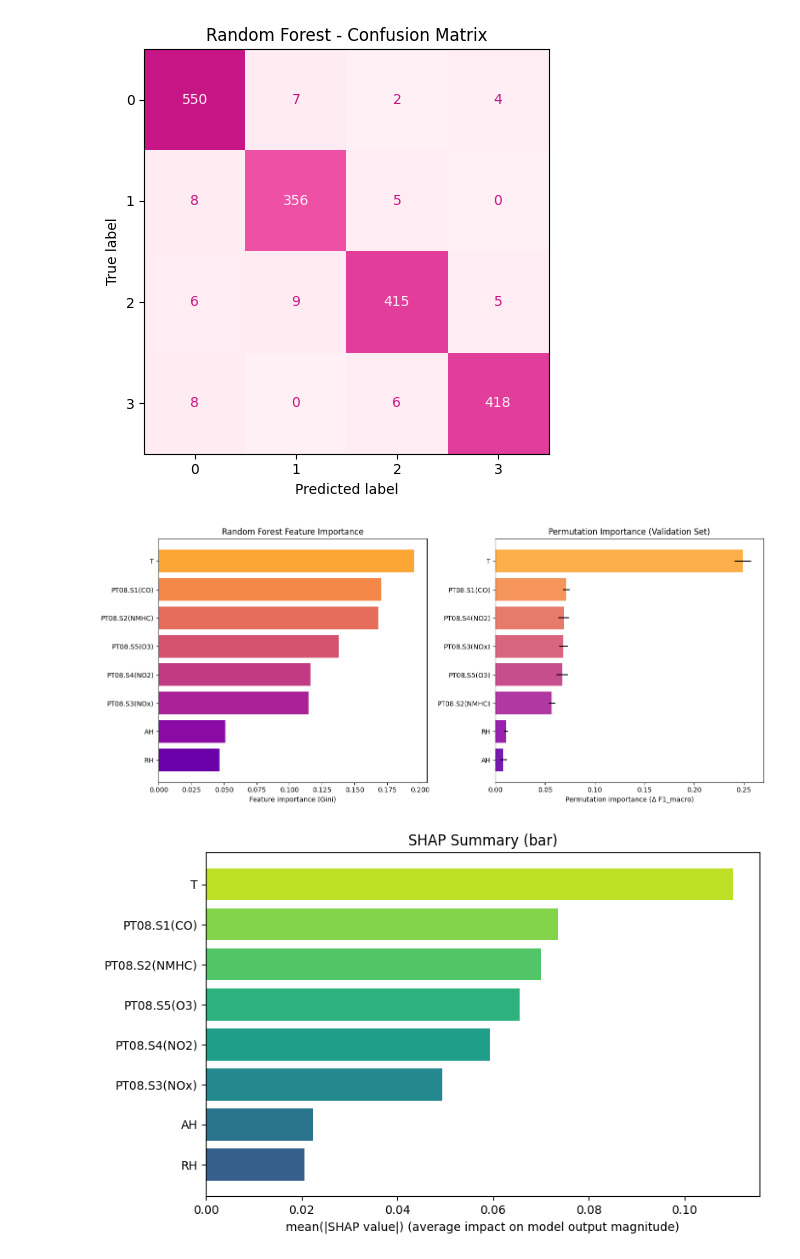
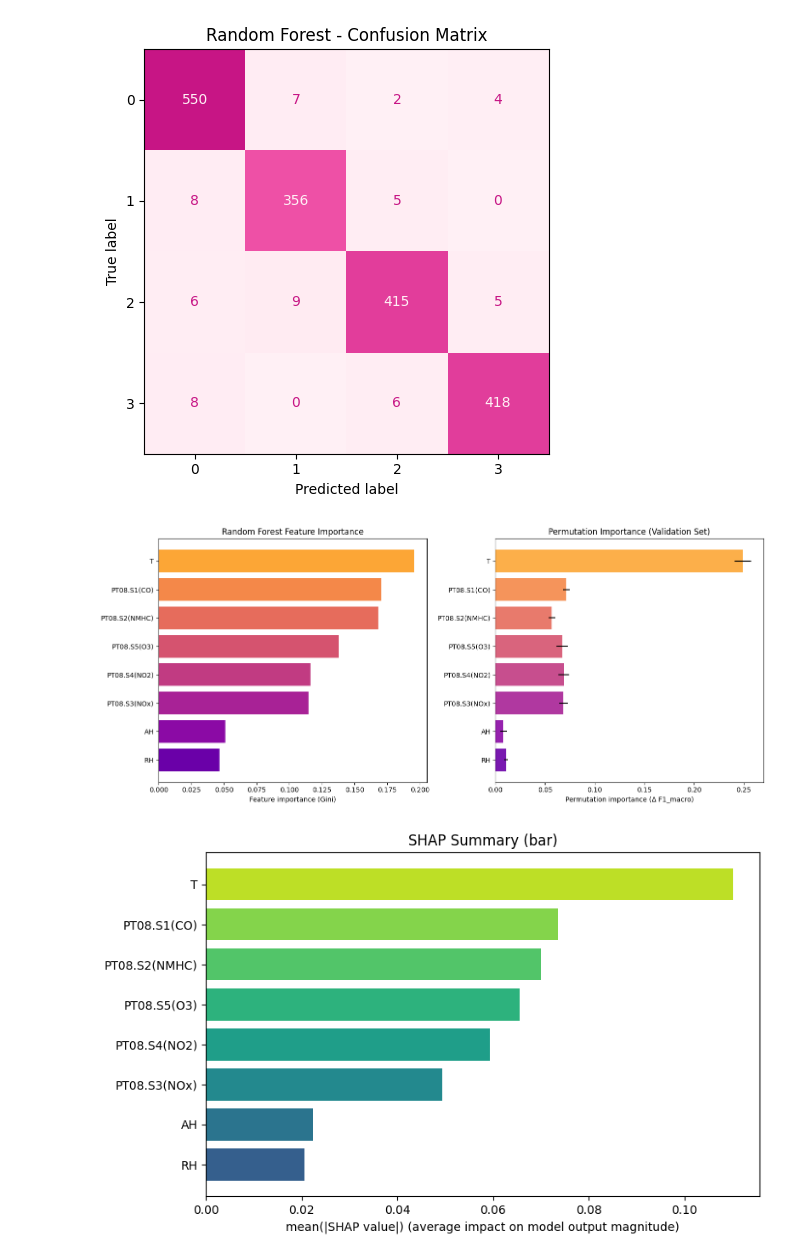
Before and after one commit to Gianluca-Coppola/Clustering, a Jupyter notebook: air_quality_clustering.ipynb, the cells around one changed output. Drawn from its saved outputs; the diff is of its cells as text; code cells hidden in the pictures.

```diff
--- a/air_quality_clustering.ipynb
+++ b/air_quality_clustering.ipynb
@@ -568,35 +577,38 @@ from sklearn.inspection import permutation_importance
 # Gini importance
 importances = pd.Series(rf.feature_importances_, index=features).sort_values(ascending=True)
 
 # Permutation importance
 perm = permutation_importance(
     rf, X_test, y_test,
     n_repeats=10,
     random_state=42,
     n_jobs=-1,
     scoring='f1_macro'
 )
 perm_importances = pd.Series(perm.importances_mean, index=features).sort_values(ascending=True)
 perm_err = pd.Series(perm.importances_std, index=features).loc[perm_importances.index]
 
 # Plasma color palette
 plasma = plt.get_cmap('plasma')
 colors_gini = plasma(np.linspace(0.2, 0.8, len(importances)))
 colors_perm = plasma(np.linspace(0.2, 0.8, len(perm_importances)))
 
+perm_importances_aligned = perm_importances.loc[importances.index]
+perm_err_aligned = perm_err.loc[importances.index]
+
 fig, axes = plt.subplots(1, 2, figsize=(14, 6))
 axes[0].barh(importances.index, importances.values, color=colors_gini)
 axes[0].set_xlabel('Feature importance (Gini)')
 axes[0].set_title('Random Forest Feature Importance')
 
-axes[1].barh(perm_importances.index, perm_importances.values, xerr=perm_err.values, color=colors_perm, alpha=0.9)
+axes[1].barh(importances.index, perm_importances_aligned.values, xerr=perm_err_aligned.values, color=colors_perm, alpha=0.9)
 axes[1].set_xlabel('Permutation importance (Δ F1_macro)')
 axes[1].set_title('Permutation Importance (Validation Set)')
 
 plt.tight_layout()
 plt.show()
 # %% [output]
-[figure, old version]
+[figure, new version]
 # %%
 explainer = shap.TreeExplainer(rf)
 shap_values = explainer.shap_values(X_test)
```
Also changed, not shown: parts of 2 cells of this notebook.
